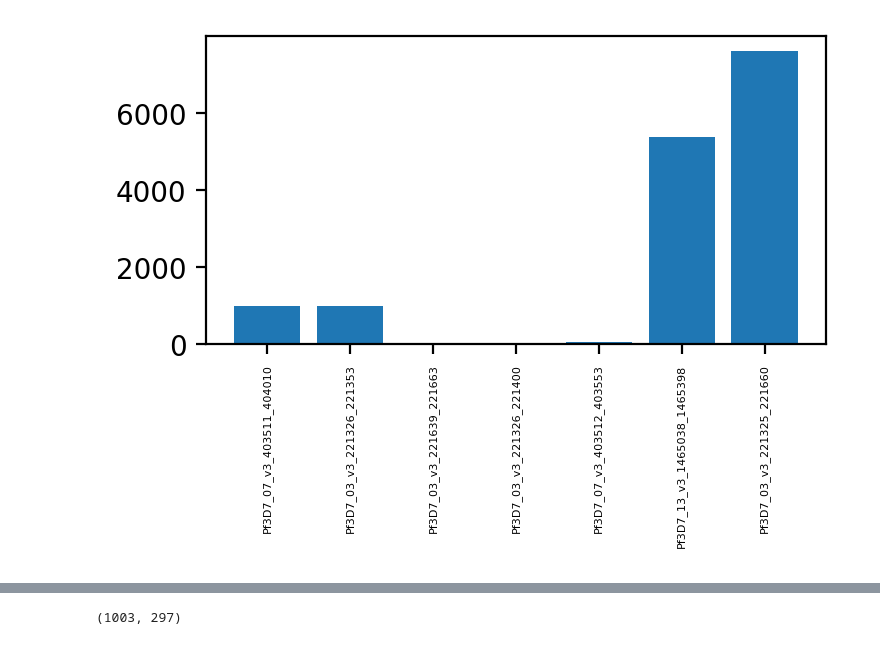
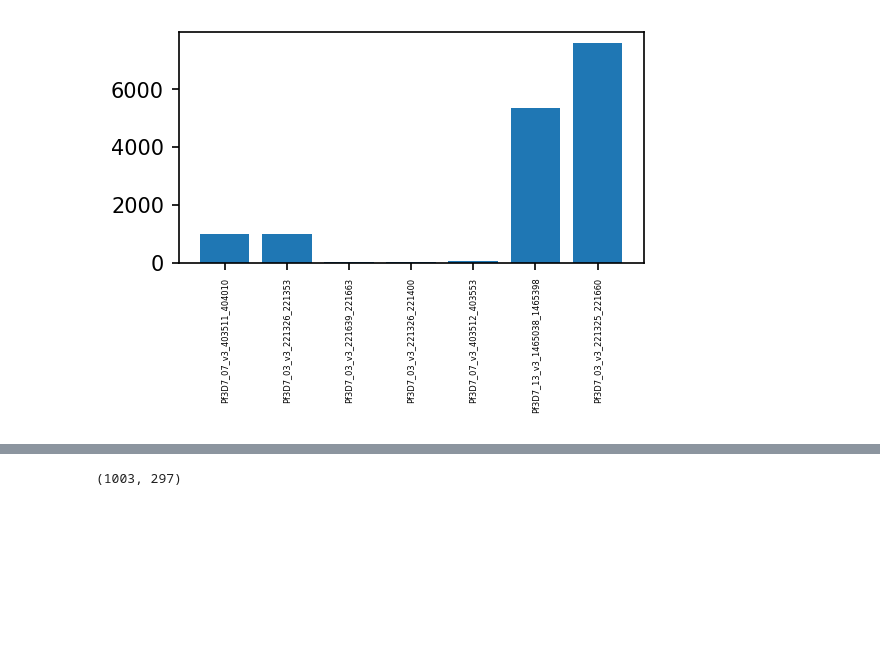
Before and after one commit to AntonS-bio/AmpliconHaplotypes, a Jupyter notebook: AmpliconReadClustering.ipynb, the cells around one changed output, grey strips where cells are left out. Drawn from its saved outputs; the diff is of its cells as text; code cells hidden in the pictures; blank space fills up the shorter version.

```diff
--- a/AmpliconReadClustering.ipynb
+++ b/AmpliconReadClustering.ipynb
@@ -28,16 +28,16 @@ i=0
 # %%
 #show regional read densities
 readDepths=[]
 regions=[]
 for region in matrixData.keys():
     readDepths.append(matrixData[region].shape[0])
     regions.append(region)
-figure(figsize=(4, 2), dpi=200)
+figure(figsize=(4, 2), dpi=150)
 plt.bar(x=range(0,len(readDepths)), height=readDepths, tick_label=regions)
 plt.xticks(rotation=90,  fontsize=4)
 plt.show()
 # %% [output]
-[figure, old version]
+[figure, new version]
 # %%
 #This will create clustering plot of reads in each region. Each point is a read
 ####!!!! Must use hamming distance because the MSA matrix has columns=pair-read length. Each cell has value 1-5 for A,C,T,G,- which works with hamming distance in sklearn
```
Also changed, not shown: parts of 2 cells of this notebook.
